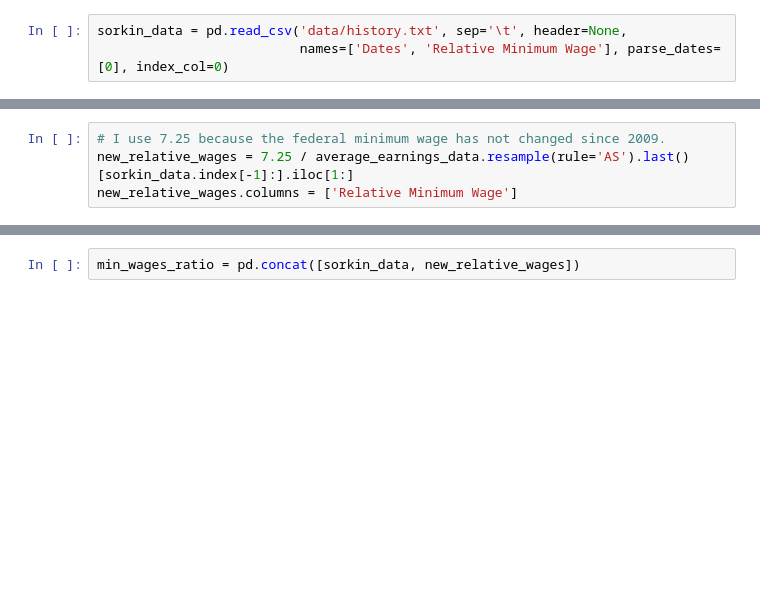
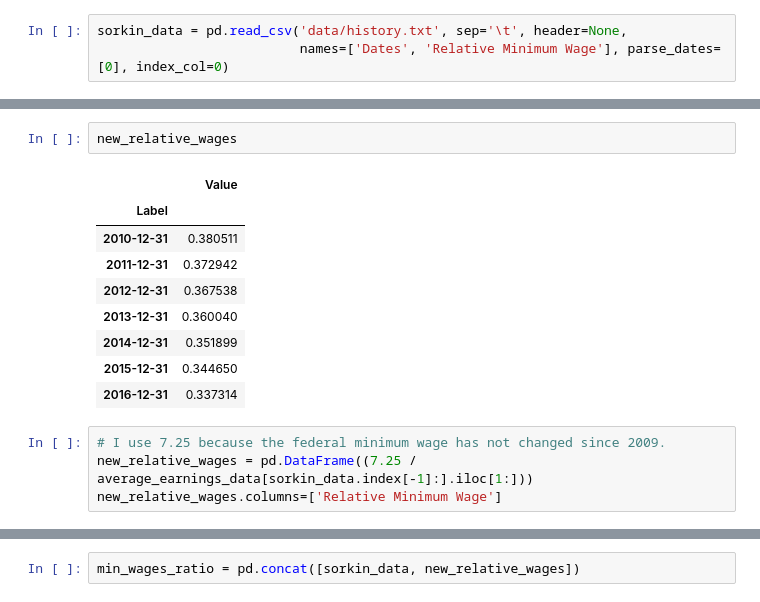
Before and after one commit to sangrey/FernandezVillaverdeSurveys, a Jupyter notebook: minimum_wages/minimum_wage_graphs.ipynb, the cells around one changed output, grey strips where cells are left out. Saved outputs shown, nothing was run; the diff lists cells and outputs as text; blank space fills up the shorter version.

```diff
--- a/minimum_wages/minimum_wage_graphs.ipynb
+++ b/minimum_wages/minimum_wage_graphs.ipynb
@@ -16,4 +26,16 @@ average_earnings_data = pd.read_csv('data/average_hourly_earnings_FRED.csv', ind
+# %%
+new_relative_wages
+# %% [output]
+|  | Value |
+| Label |  |
+| 2010-12-31 | 0.380511 |
+| 2011-12-31 | 0.372942 |
+| 2012-12-31 | 0.367538 |
+| 2013-12-31 | 0.360040 |
+| 2014-12-31 | 0.351899 |
+| 2015-12-31 | 0.344650 |
+| 2016-12-31 | 0.337314 |
 # %%
 # I use 7.25 because the federal minimum wage has not changed since 2009.
-new_relative_wages = 7.25 / average_earnings_data.resample(rule='AS').last()[sorkin_data.index[-1]:].iloc[1:]
-new_relative_wages.columns = ['Relative Minimum Wage']
+new_relative_wages = pd.DataFrame((7.25 / average_earnings_data[sorkin_data.index[-1]:].iloc[1:]))
+new_relative_wages.columns=['Relative Minimum Wage']
```
Also changed, not shown: parts of 6 cells of this notebook, 3 other files.
